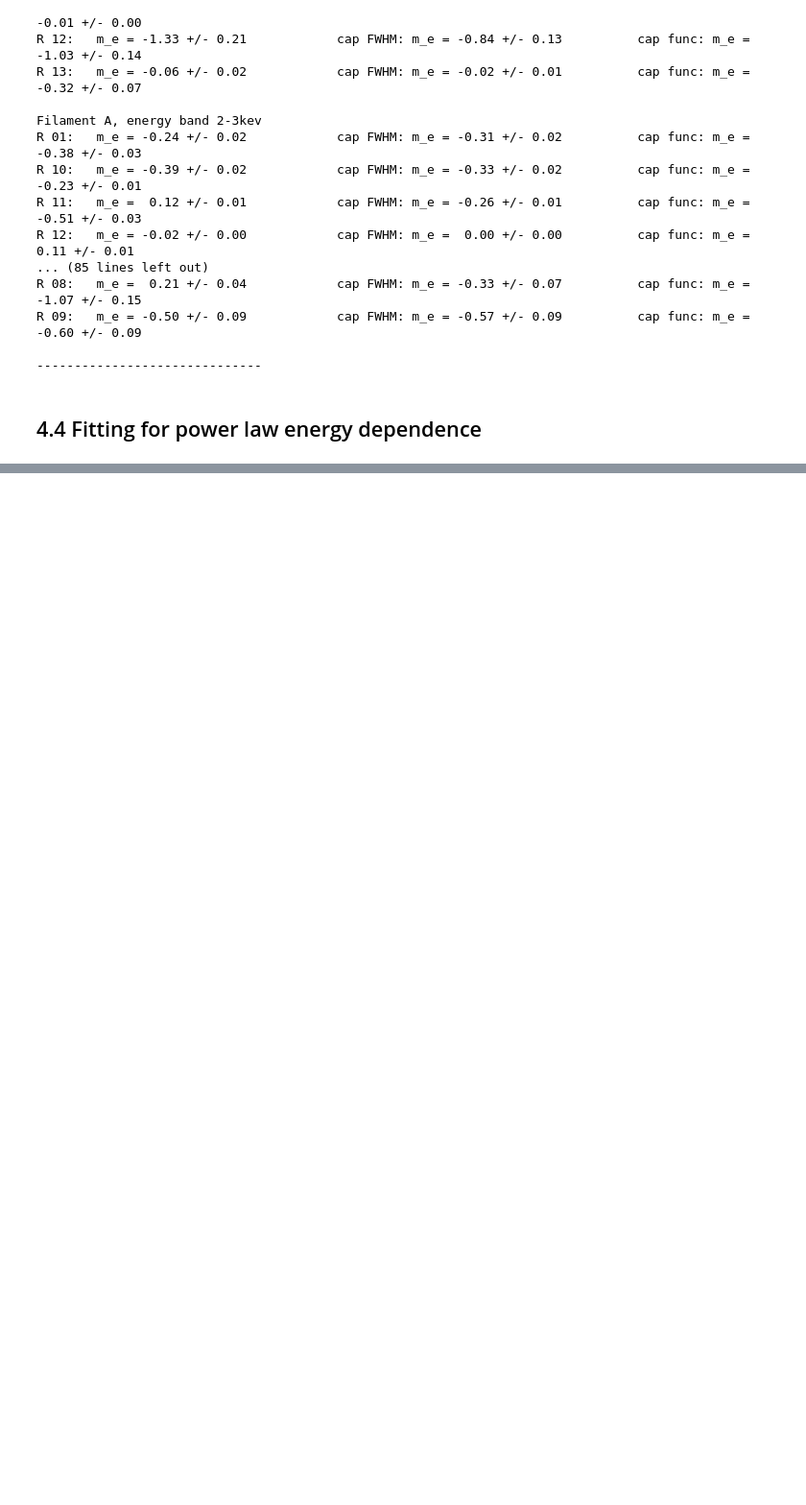
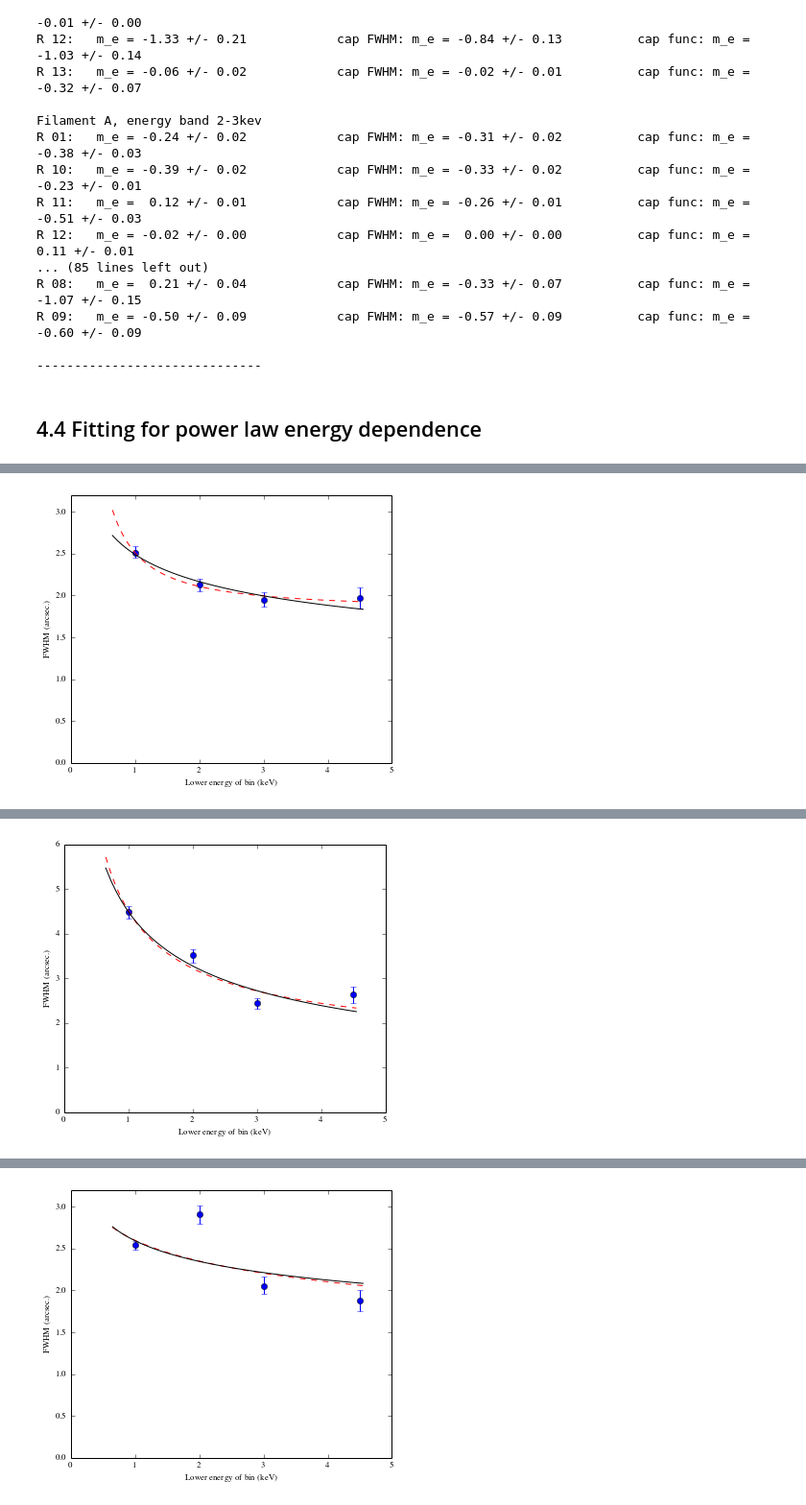
Before and after one commit to aarontran/snr-filaments, a Jupyter notebook: code-profiles/profile_process.ipynb, the cells around one changed output, grey strips where cells are left out. Shown at 96% size. Drawn from its saved outputs; the diff is of its cells as text; code cells hidden in the pictures; blank space fills up the shorter version.

```diff
--- a/code-profiles/profile_process.ipynb
+++ b/code-profiles/profile_process.ipynb
@@ -1736,20 +1802,0 @@ NOT IMPLEMENTED
-# %%
-# Now, print the m_e values for each energy band, in each filament
-for flmt in 'ABCDE':
-    for lab in labels[1:]:
-        # Get m_e tuples, in a given band, for all regions in a filament
-        m_e_tups = [regions[x][lab]['m_e'] for x in flmt_regs[flmt]]
-
-        np.set_printoptions(precision=2)
-        print 'Filament {}, energy band {}'.format(flmt, lab)
-        for x in flmt_regs[flmt]:
-            tup = regions[x][lab]['m_e']
-            tupc = regions[x][lab]['m_e-c']
-            tup_fitc = regions[x][lab]['m_e-fitc']
-            print ('R {:02d}:\tm_e = {: 0.2f} +/- {:0.2f}'
-                   '\t\tcap FWHM: m_e = {: 0.2f} +/- {:0.2f}'
-                   '\t\tcap func: m_e = {: 0.2f} +/- {:0.2f}').format(x, *(tup+tupc+tup_fitc))
-        print ''
-        np.set_printoptions(precision=8)
-
-    print '------------------------------\n'
@@ -1755,0 +1805,57 @@ for flmt in 'ABCDE':
+# %%
+for n in regions.keys():
+    print 'Region {:02d}'.format(n)
+    print '========='
+
+    # Set up plot
+    plt.figure(figsize=(6,5))
+
+    # Build energy-FWHM dataset
+    ens = []
+    fwhms = []
+    fwhm_errs = []
+
+    for lab in labels[1:]:
+        if np.isfinite(regions[n][lab]['fwhm']):
+            ens.append(lowerE[lab])
+            fwhms.append(regions[n][lab]['fwhm'])
+            fwhm_errs.append(list(regions[n][lab]['fwhm-errs']))
+
+    fwhm_errs_sym = [np.mean(x) for x in fwhm_errs]
+
+    fwhm_errs_plt = np.array(fwhm_errs).T.tolist()  # First plot asymmetric errors
+    plt.errorbar(ens, fwhms, yerr=fwhm_errs_plt, fmt='bo')
+    x_m = np.linspace(0.65, 4.55, 50)
+
+    # Try some different fits
+    # First a free power-law with 2 constants (need >= 4 points)
+    init_guesses = [-0.5, 1, 1]
+    popt, pcov = run_fit(ens, fwhms, fwhm_errs_sym, pow_law, init_guesses, maxfev=1600)
+    print 'Fit params (n, a, b): {}'.format(popt)
+    print_fit_info(ens, fwhms, fwhm_errs_sym, pow_law, popt, pcov)
+    plt.plot(x_m, pow_law(x_m, *popt), '--r')
+
+    # Then, a powerlaw with no constant offset (need >= 3 points)
+    init_guesses = [-0.5, 1, 0]
+    frz = [2]
+    popt, pcov, popt_all = run_frz_fit(ens, fwhms, fwhm_errs_sym, pow_law, init_guesses, frz, maxfev=1600)
+    print '\nFit params (n, a, b): {}'.format(popt_all)
+    print_fit_info(ens, fwhms, fwhm_errs_sym, pow_law, popt_all, pcov)
+    plt.plot(x_m, pow_law(x_m, *popt_all), '-k')
+
+    # Compute uncertainties on powerlaw exponent with NO constant in fit
+    nlims = func_par_err(ens, fwhms, fwhm_errs_sym, lambda xv,nv,av: pow_law(xv,nv,av,0), popt, 0)[0:2]
+    print '90% limits on n: [{}, {}]'.format(*nlims)
+
+    regions[n]['fwhm-data-cut'] = ens, fwhms, fwhm_errs
+    regions[n]['powfit-cut'] = popt_all
+    regions[n]['powfit-cut-n-lims'] = popt[0] - nlims[0], nlims[1] - popt[0]
+
+    plt.xlim([0,5])
+    plt.ylim([0,plt.ylim()[1]])
+
+    plt.xlabel('Lower energy of bin (keV)')
+    plt.ylabel('FWHM (arcsec.)')
+    plt.show()
+    print ''
+# %% [output]
@@ -1755,0 +1874 @@ for flmt in 'ABCDE':
+[figure, added]
@@ -1755,0 +1887 @@ for flmt in 'ABCDE':
+[figure, added]
@@ -1755,0 +1900 @@ for flmt in 'ABCDE':
+[figure, added]
```
Also changed, not shown: parts of 13 cells of this notebook, 28 other files.
